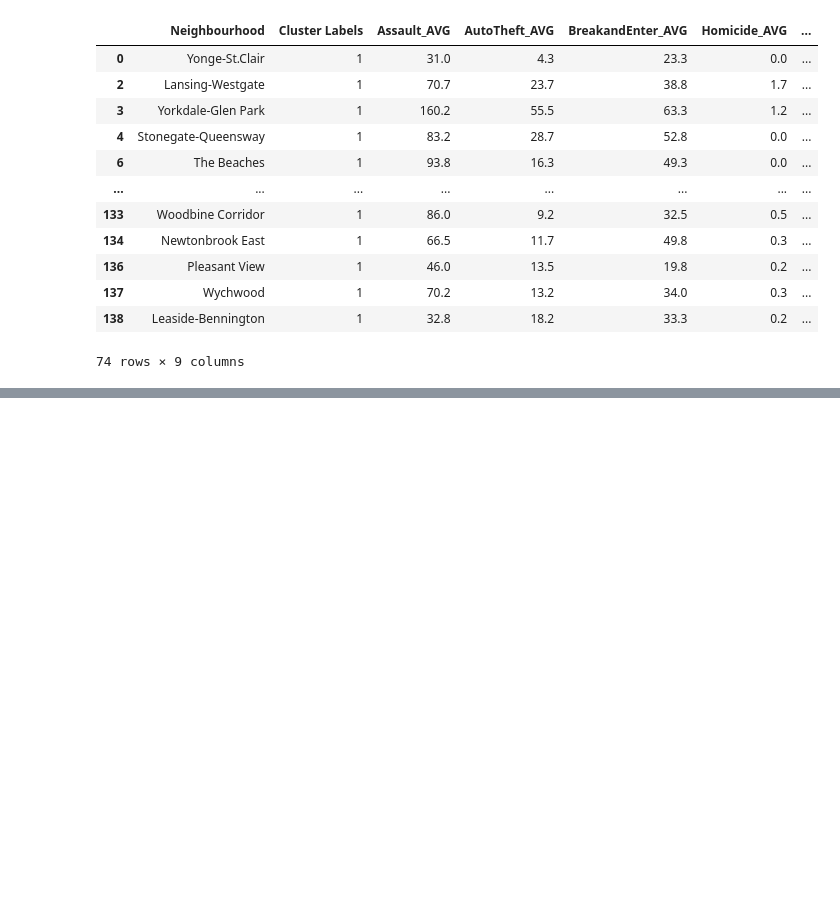
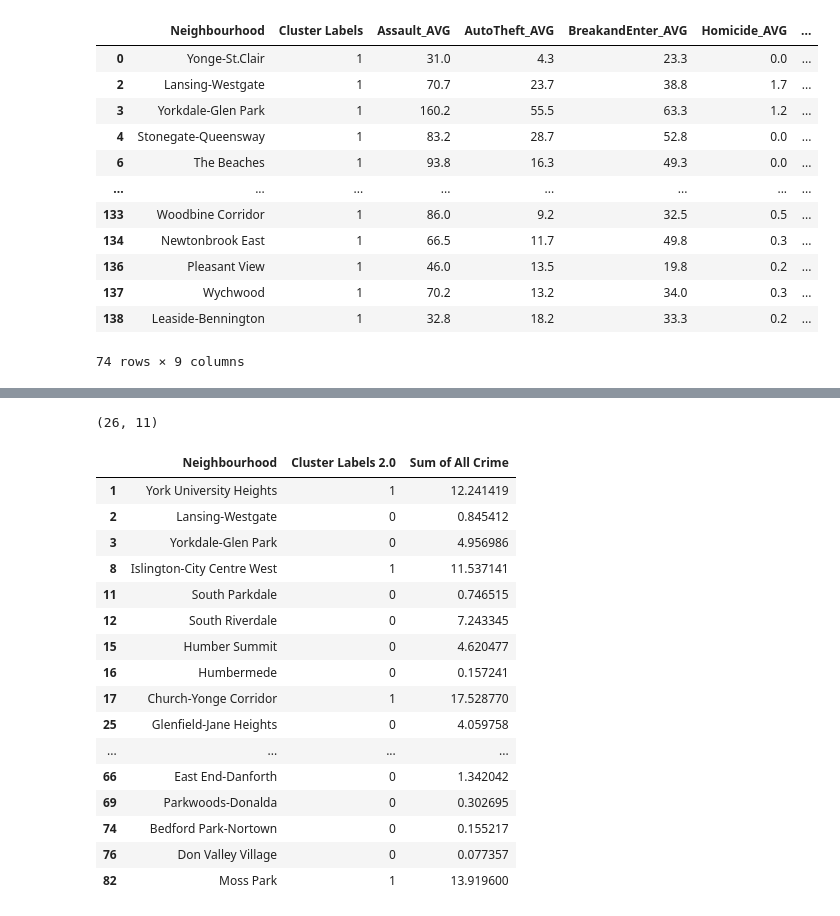
Before and after one commit to rish929/Capstone, a Jupyter notebook: CapstoneFinal.ipynb, the cells around one changed output, grey strips where cells are left out. Drawn from its saved outputs; the diff is of its cells as text; code cells hidden in the pictures; blank space fills up the shorter version.

```diff
--- a/CapstoneFinal.ipynb
+++ b/CapstoneFinal.ipynb
@@ -455,0 +608,3 @@ dfclus1
+# %%
+neighdf4 = neighdf3[neighdf3['Cluster Labels 2.0']<2]
+neighdf4.head()
@@ -455,0 +618,25 @@ dfclus1
+# %%
+neighdf4.shape
+# %% [output]
+(26, 11)
+# %%
+neighdf5 = neighdf4.loc[:,['Neighbourhood','Cluster Labels 2.0','Sum of All Crime']]
+neighdf5
+# %% [output]
+|  | Neighbourhood | Cluster Labels 2.0 | Sum of All Crime |
+| 1 | York University Heights | 1 | 12.241419 |
+| 2 | Lansing-Westgate | 0 | 0.845412 |
+| 3 | Yorkdale-Glen Park | 0 | 4.956986 |
+| 8 | Islington-City Centre West | 1 | 11.537141 |
+| 11 | South Parkdale | 0 | 0.746515 |
+| 12 | South Riverdale | 0 | 7.243345 |
+| 15 | Humber Summit | 0 | 4.620477 |
+| 16 | Humbermede | 0 | 0.157241 |
+| 17 | Church-Yonge Corridor | 1 | 17.528770 |
+| 25 | Glenfield-Jane Heights | 0 | 4.059758 |
+| ... | ... | ... | ... |
+| 66 | East End-Danforth | 0 | 1.342042 |
+| 69 | Parkwoods-Donalda | 0 | 0.302695 |
+| 74 | Bedford Park-Nortown | 0 | 0.155217 |
+| 76 | Don Valley Village | 0 | 0.077357 |
+| 82 | Moss Park | 1 | 13.919600 |
```
Also changed, not shown: parts of 12 cells of this notebook, 2 other files.
